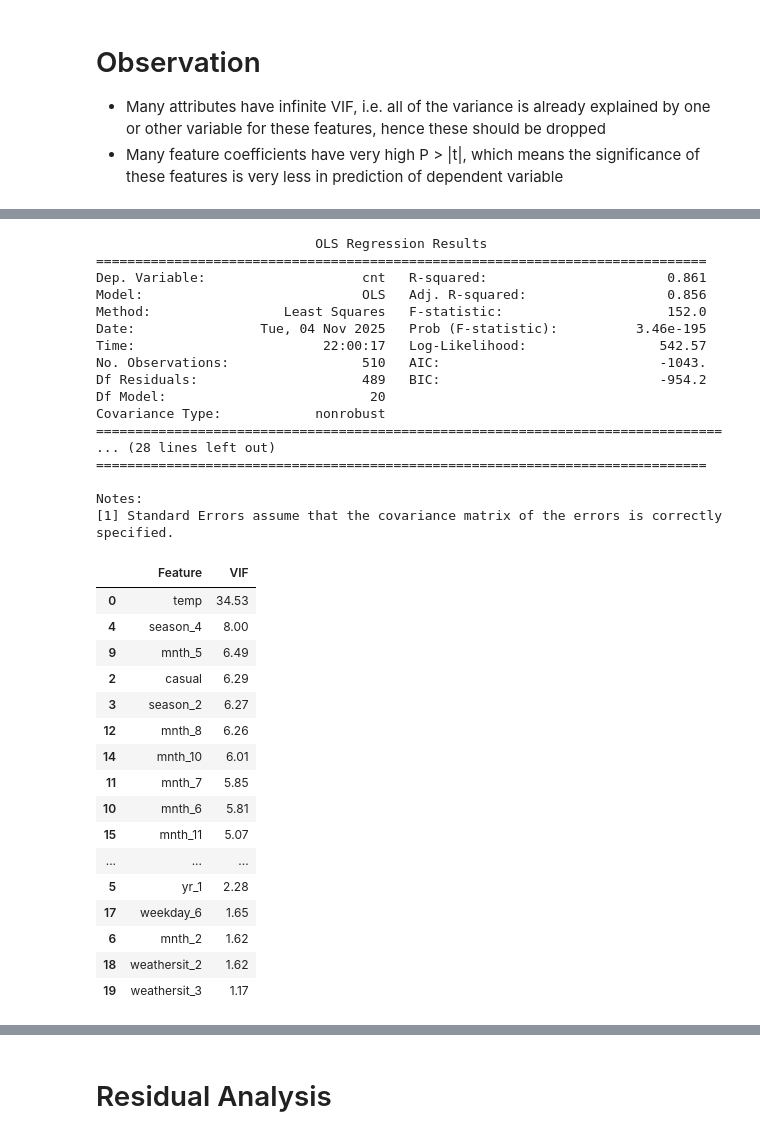
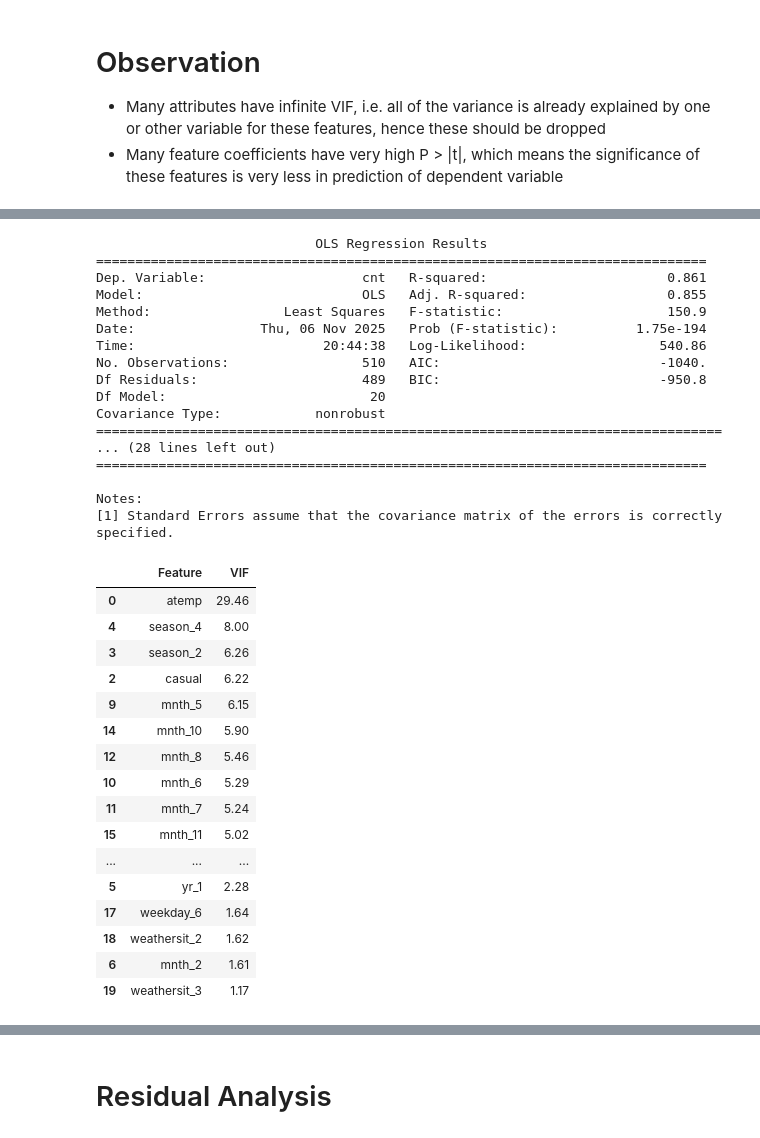
Before and after one commit to VFulara/BikeSharingAssignment, a Jupyter notebook: bike-sharing.ipynb, the cells around one changed output, grey strips where cells are left out. Cells and saved outputs as stored; diff of their text form; code cells hidden in the pictures.

```diff
--- a/bike-sharing.ipynb
+++ b/bike-sharing.ipynb
@@ -322,55 +322,55 @@ Notes:
 | 23 | weathersit_3 | 1.52 |
 # %%
 # Remove features with very high VIF
-columns_to_drop_high_vif = ['atemp', 'registered', 'hum', 'season_3']
+columns_to_drop_high_vif = ['temp', 'registered', 'hum', 'season_3']
 X_train_3 = X_train_2.drop(columns=columns_to_drop_high_vif)
 
 # Rebuild the model without these features
 X_train_3_sm = sm.add_constant(X_train_3)
 model_sm_iter3 = sm.OLS(y_train, X_train_3_sm).fit()
 print(model_sm_iter3.summary())
 
 # Checking VIF
 vif_data = pd.DataFrame()
 vif_data['Feature'] = X_train_3.columns
 vif_data['VIF'] = [variance_inflation_factor(X_train_3.to_numpy(), i) for i in range(X_train_3.shape[1])]
 vif_data['VIF'] = round(vif_data['VIF'], 2)
 vif_data = vif_data.sort_values(by = "VIF", ascending = False)
 vif_data
 # %% [output]
                             OLS Regression Results
 ==============================================================================
 Dep. Variable:                    cnt   R-squared:                       0.861
-Model:                            OLS   Adj. R-squared:                  0.856
-Method:                 Least Squares   F-statistic:                     152.0
-Date:                Tue, 04 Nov 2025   Prob (F-statistic):          3.46e-195
-Time:                        22:00:17   Log-Likelihood:                 542.57
-No. Observations:                 510   AIC:                            -1043.
-Df Residuals:                     489   BIC:                            -954.2
+Model:                            OLS   Adj. R-squared:                  0.855
+Method:                 Least Squares   F-statistic:                     150.9
+Date:                Thu, 06 Nov 2025   Prob (F-statistic):          1.75e-194
+Time:                        20:44:38   Log-Likelihood:                 540.86
+No. Observations:                 510   AIC:                            -1040.
+Df Residuals:                     489   BIC:                            -950.8
 Df Model:                          20
 Covariance Type:            nonrobust
 ================================================================================
 ... (28 lines left out)
 ==============================================================================
 
 Notes:
 [1] Standard Errors assume that the covariance matrix of the errors is correctly specified.
 |  | Feature | VIF |
-| 0 | temp | 34.53 |
+| 0 | atemp | 29.46 |
 | 4 | season_4 | 8.00 |
-| 9 | mnth_5 | 6.49 |
-| 2 | casual | 6.29 |
-| 3 | season_2 | 6.27 |
-| 12 | mnth_8 | 6.26 |
-| 14 | mnth_10 | 6.01 |
-| 11 | mnth_7 | 5.85 |
-| 10 | mnth_6 | 5.81 |
-| 15 | mnth_11 | 5.07 |
+| 3 | season_2 | 6.26 |
+| 2 | casual | 6.22 |
+| 9 | mnth_5 | 6.15 |
+| 14 | mnth_10 | 5.90 |
+| 12 | mnth_8 | 5.46 |
+| 10 | mnth_6 | 5.29 |
+| 11 | mnth_7 | 5.24 |
+| 15 | mnth_11 | 5.02 |
 | ... | ... | ... |
 | 5 | yr_1 | 2.28 |
-| 17 | weekday_6 | 1.65 |
-| 6 | mnth_2 | 1.62 |
+| 17 | weekday_6 | 1.64 |
 | 18 | weathersit_2 | 1.62 |
+| 6 | mnth_2 | 1.61 |
 | 19 | weathersit_3 | 1.17 |
 # %%
 # The remaining columns to be dropped are decided with some hit and trials keeping heatmap and correlation matrix generated earlier in mind
```
Also changed, not shown: parts of 5 cells of this notebook.
